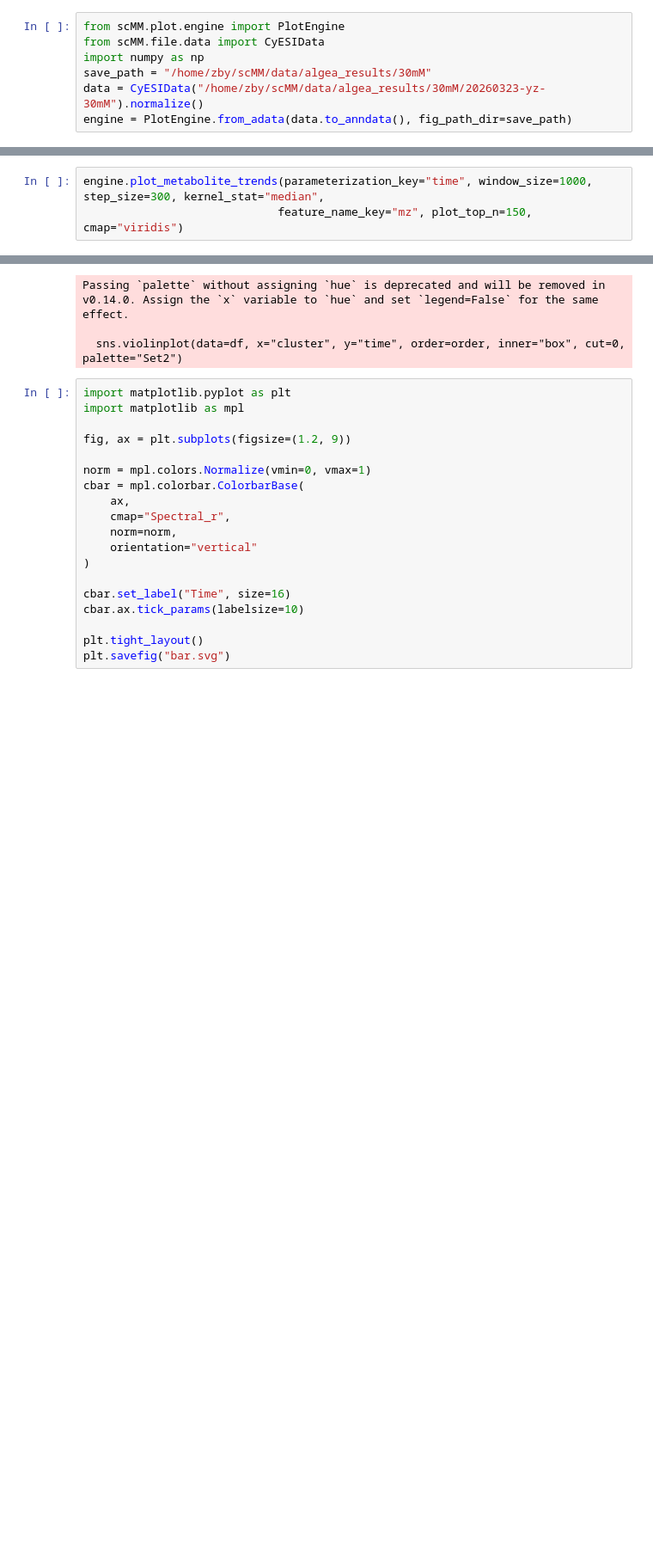
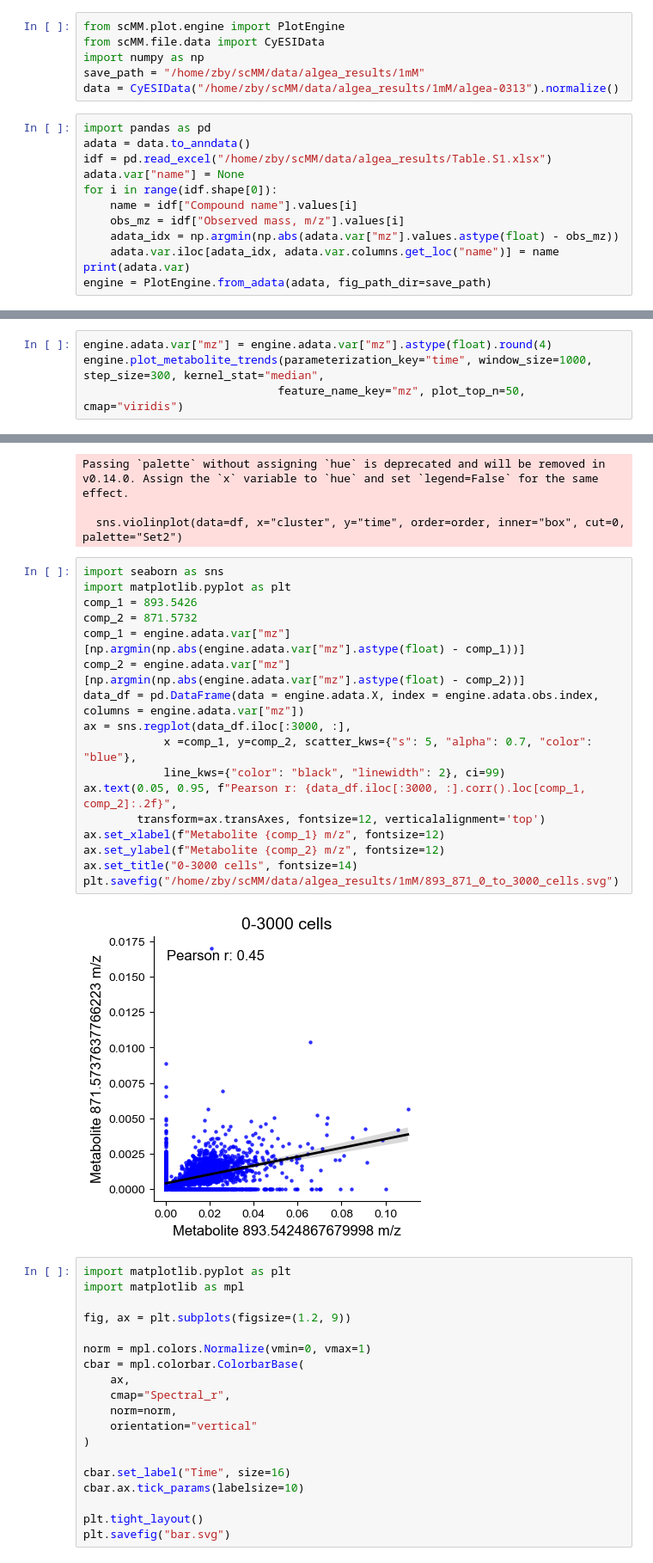
Before and after one commit to creeper349/scMM, a Jupyter notebook: scMM.analysis.ipynb, the cells around one changed output, grey strips where cells are left out. Shown at 86% size. Saved outputs shown, nothing was run; the diff lists cells and outputs as text; blank space fills up the shorter version.

```diff
--- a/scMM.analysis.ipynb
+++ b/scMM.analysis.ipynb
@@ -2,8 +2,19 @@
 from scMM.plot.engine import PlotEngine
 from scMM.file.data import CyESIData
 import numpy as np
-save_path = "/home/zby/scMM/data/algea_results/30mM"
-data = CyESIData("/home/zby/scMM/data/algea_results/30mM/20260323-yz-30mM").normalize()
-engine = PlotEngine.from_adata(data.to_anndata(), fig_path_dir=save_path)
+save_path = "/home/zby/scMM/data/algea_results/1mM"
+data = CyESIData("/home/zby/scMM/data/algea_results/1mM/algea-0313").normalize()
+# %%
+import pandas as pd
+adata = data.to_anndata()
+idf = pd.read_excel("/home/zby/scMM/data/algea_results/Table.S1.xlsx")
+adata.var["name"] = None
+for i in range(idf.shape[0]):
+    name = idf["Compound name"].values[i]
+    obs_mz = idf["Observed mass, m/z"].values[i]
+    adata_idx = np.argmin(np.abs(adata.var["mz"].values.astype(float) - obs_mz))
+    adata.var.iloc[adata_idx, adata.var.columns.get_loc("name")] = name
+print(adata.var)
+engine = PlotEngine.from_adata(adata, fig_path_dir=save_path)
 # %%
 engine.pca(n_components=50)
@@ -33,5 +44,6 @@ engine.compute_trajectory(window_size=1000, step_size=300, cell_dist_key="X_umap
 engine.metabolic_velocity(window_size=1500, step_size=500, parameterization_key="time", plot=["field", "speed"],
                           s=1, linewidth=1, color_by="time", cmap="viridis")
 # %%
+engine.adata.var["mz"] = engine.adata.var["mz"].astype(float).round(4)
 engine.plot_metabolite_trends(parameterization_key="time", window_size=1000, step_size=300, kernel_stat="median",
-                             feature_name_key="mz", plot_top_n=150, cmap="viridis")
+                             feature_name_key="mz", plot_top_n=50, cmap="viridis")
@@ -64,6 +79,25 @@ plt.close()
 Passing `palette` without assigning `hue` is deprecated and will be removed in v0.14.0. Assign the `x` variable to `hue` and set `legend=False` for the same effect.
 
   sns.violinplot(data=df, x="cluster", y="time", order=order, inner="box", cut=0, palette="Set2")
+# %%
+import seaborn as sns
+import matplotlib.pyplot as plt
+comp_1 = 893.5426
+comp_2 = 871.5732
+comp_1 = engine.adata.var["mz"][np.argmin(np.abs(engine.adata.var["mz"].astype(float) - comp_1))]
+comp_2 = engine.adata.var["mz"][np.argmin(np.abs(engine.adata.var["mz"].astype(float) - comp_2))]
+data_df = pd.DataFrame(data = engine.adata.X, index = engine.adata.obs.index, columns = engine.adata.var["mz"])
+ax = sns.regplot(data_df.iloc[:3000, :],
+            x =comp_1, y=comp_2, scatter_kws={"s": 5, "alpha": 0.7, "color": "blue"},
+            line_kws={"color": "black", "linewidth": 2}, ci=99)
+ax.text(0.05, 0.95, f"Pearson r: {data_df.iloc[:3000, :].corr().loc[comp_1, comp_2]:.2f}",
+        transform=ax.transAxes, fontsize=12, verticalalignment='top')
+ax.set_xlabel(f"Metabolite {comp_1} m/z", fontsize=12)
+ax.set_ylabel(f"Metabolite {comp_2} m/z", fontsize=12)
+ax.set_title("0-3000 cells", fontsize=14)
+plt.savefig("/home/zby/scMM/data/algea_results/1mM/893_871_0_to_3000_cells.svg")
+# %% [output]
+[figure, added]
 # %%
 import matplotlib.pyplot as plt
 import matplotlib as mpl
```
Also changed, not shown: parts of 5 cells of this notebook, 5 other files.
